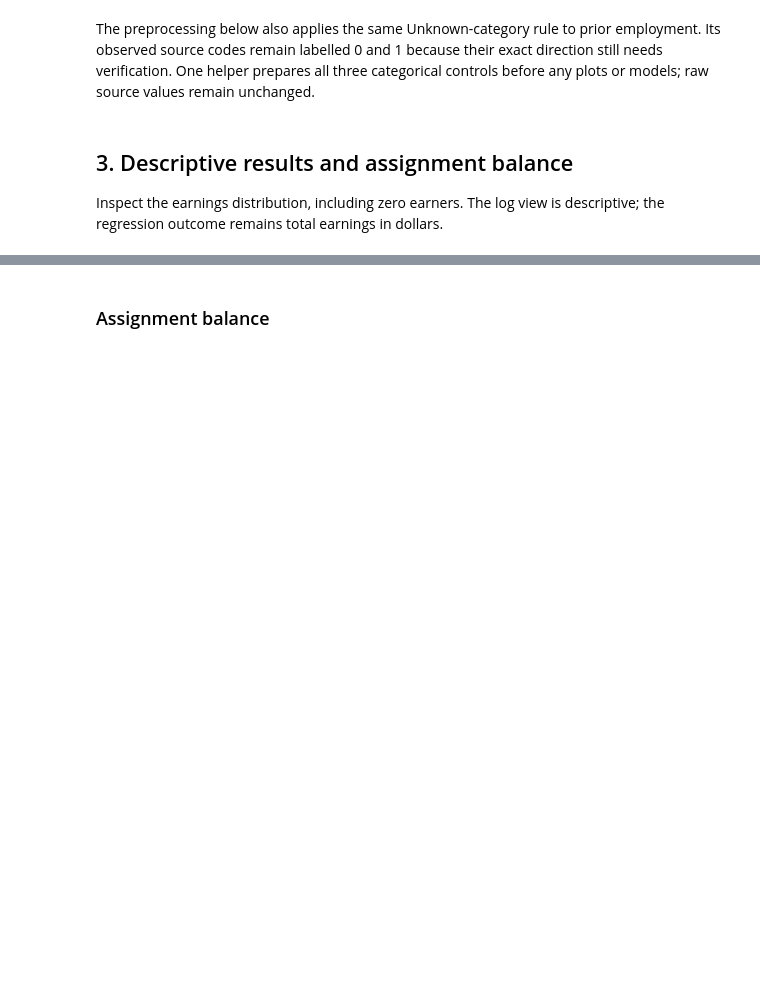
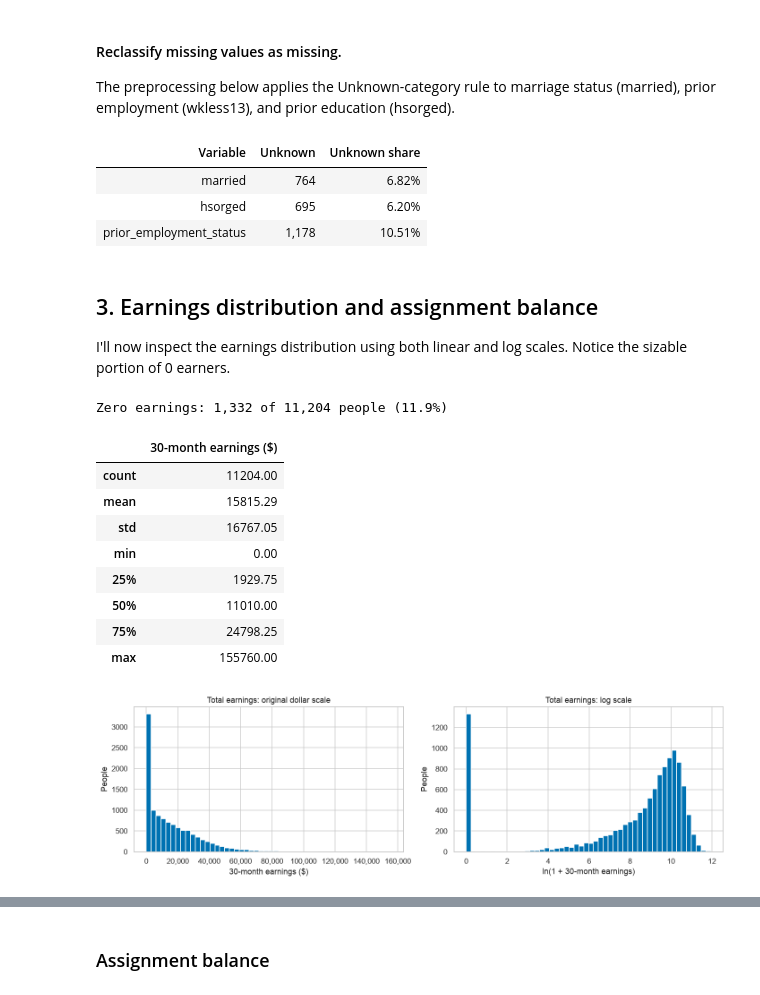
Before and after one commit to drewmathieson4/job-training-causal-inference, a Jupyter notebook: notebooks/01_job_training_capstone.ipynb, the cells around one changed output, grey strips where cells are left out. Saved outputs shown, nothing was run; the diff lists cells and outputs as text; code cells hidden in the pictures; blank space fills up the shorter version.

Commit message:
add conclusion and save figures

```diff
--- a/notebooks/01_job_training_capstone.ipynb
+++ b/notebooks/01_job_training_capstone.ipynb
@@ -47,6 +44,11 @@ PROJECT_ROOT = next(
 if PROJECT_ROOT is None:
     raise FileNotFoundError("Start Jupyter inside job-training-causal-inference.")
 RAW_DATA = PROJECT_ROOT / "data/raw/jtpa.raw"
+FIGURES_DIR = PROJECT_ROOT / "outputs/figures"
+TABLES_DIR = PROJECT_ROOT / "outputs/tables"
+PROCESSED_DIR = PROJECT_ROOT / "data/processed"
+for directory in (FIGURES_DIR, TABLES_DIR, PROCESSED_DIR):
+    directory.mkdir(parents=True, exist_ok=True)
 Y, T, Z = "earnings_30mo", "enrolled", "offer"
 print(f"Project: {PROJECT_ROOT}\nPython: {sys.version.split()[0]}")
 print(
@@ -110,5 +146,7 @@ Note that treating missing as unknown is not without its own potential to increa
 # %% [markdown]
-The preprocessing below also applies the same Unknown-category rule to prior employment. Its observed source codes remain labelled 0 and 1 because their exact direction still needs verification. One helper prepares all three categorical controls before any plots or models; raw source values remain unchanged.
+#### Reclassify missing values as missing.
+
+The preprocessing below applies the Unknown-category rule to marriage status (married), prior employment (wkless13), and prior education (hsorged).
 # %%
 def binary_with_unknown(series, labels):
     """Keep source 0/1; represent fractional or missing entries as Unknown."""
@@ -124,7 +162,13 @@ df = raw.copy()
 status_specs = {
     "married": ("married", ["Not married", "Married"]),
     "hsorged": ("hsorged", ["No diploma/GED", "Diploma/GED"]),
-    "prior_employment_status": ("wkless13", ["Source 0", "Source 1"]),
+    "prior_employment_status": (
+        "wkless13",
+        [
+            "Worked 13 weeks or more in prior year",
+            "Worked less than 13 weeks in prior year",
+        ],
+    ),
 }
 for target, (source, labels) in status_specs.items():
     df[target] = binary_with_unknown(raw[source], labels)
@@ -151,29 +195,47 @@ analysis_covariates = [
     for name in columns
     if name not in ["person_id", Y, T, Z]
 ]
+# %% [output]
+| Variable | Unknown | Unknown share |
+| married | 764 | 6.82% |
+| hsorged | 695 | 6.20% |
+| prior_employment_status | 1,178 | 10.51% |
 # %% [markdown]
-## 3. Descriptive results and assignment balance
+## 3. Earnings distribution and assignment balance
 
-Inspect the earnings distribution, including zero earners. The log view is descriptive; the regression outcome remains total earnings in dollars.
+I'll now inspect the earnings distribution using both linear and log scales.  Notice the sizable portion of 0 earners.
 # %%
 print(
     f"Zero earnings: {df[Y].eq(0).sum():,} of {len(df):,} people ({df[Y].eq(0).mean():.1%})"
 )
 display(df[Y].describe().to_frame("30-month earnings ($)").round(2))
 fig, axes = plt.subplots(1, 2, figsize=(13, 4))
 axes[0].hist(df[Y], bins=50, color="#0072B2")
 axes[0].set(
     title="Total earnings: original dollar scale",
     xlabel="30-month earnings ($)",
     ylabel="People",
 )
 axes[0].xaxis.set_major_formatter(FuncFormatter(lambda value, _: f"{value:,.0f}"))
 axes[1].hist(np.log1p(df[Y]), bins=50, color="#0072B2")
 axes[1].set(
-    title="Log scale reveals the distribution",
+    title="Total earnings: log scale",
     xlabel="ln(1 + 30-month earnings)",
     ylabel="People",
 )
 fig.tight_layout()
+fig.savefig(FIGURES_DIR / "earnings_distribution.png", bbox_inches="tight")
 plt.show()
 # Both plots include zero earners; all regression outcomes remain in dollars.
+# %% [output]
+Zero earnings: 1,332 of 11,204 people (11.9%)
+|  | 30-month earnings ($) |
+| count | 11204.00 |
+| mean | 15815.29 |
+| std | 16767.05 |
+| min | 0.00 |
+| 25% | 1929.75 |
+| 50% | 11010.00 |
+| 75% | 24798.25 |
+| max | 155760.00 |
+[figure, added]
```
Also changed, not shown: parts of 34 cells of this notebook, 2 other files.
